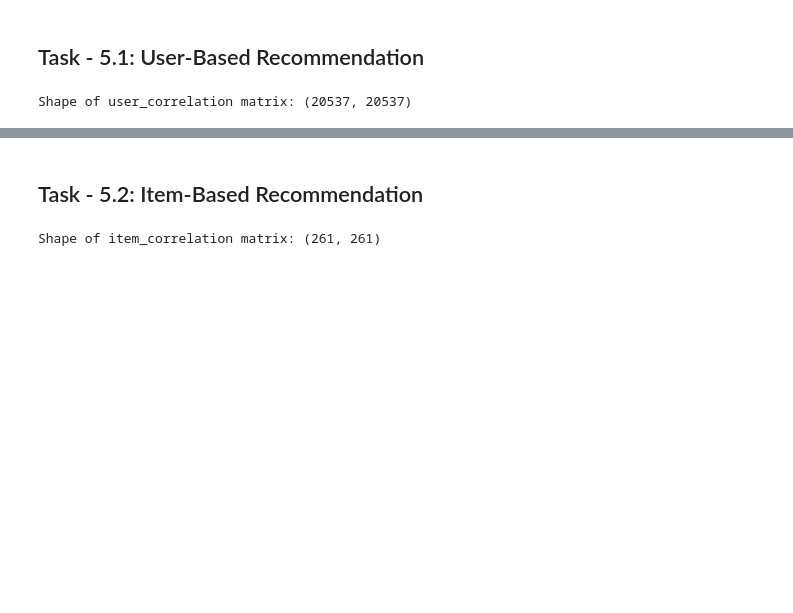
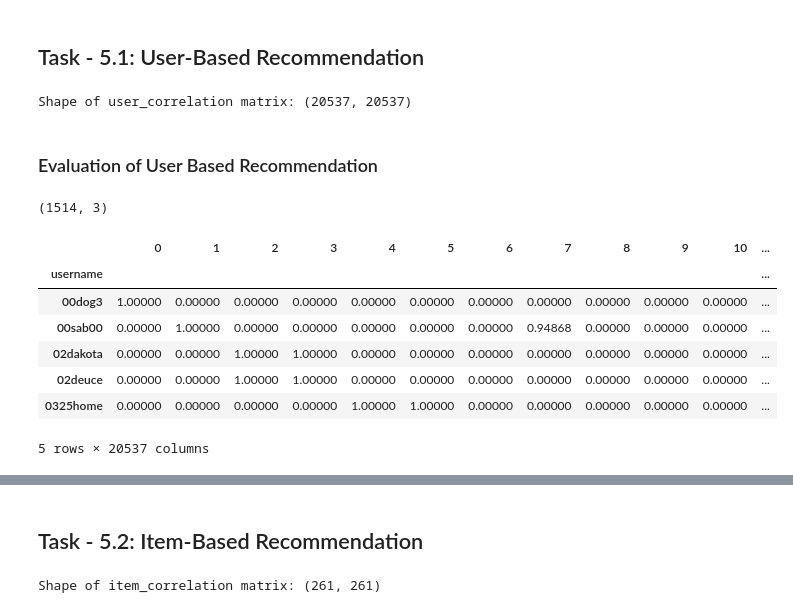
Before and after one commit to mundrapiyush/product-recommendation-app, a Jupyter notebook: development/product-recommendation-model-development.ipynb, the cells around one changed output, grey strips where cells are left out. Cells and saved outputs as stored; diff of their text form; code cells hidden in the pictures; blank space fills up the shorter version.

```diff
--- a/development/product-recommendation-model-development.ipynb
+++ b/development/product-recommendation-model-development.ipynb
@@ -777,6 +732,11 @@ Shape of user_correlation matrix: (20537, 20537)
 # Save the user_final_rating DataFrame in pickle format
 with open('models/user_based_recommendation.pkl', 'wb') as file:
     pickle.dump(user_final_rating, file)
+# %% [markdown]
+### Evaluation of User Based Recommendation
 # %%
-# common_users_df = test_recommendation_df[test_recommendation_df.username.isin(train_recommendation_df.username)]
-# common_users_df.shape
+# Determine the users that are common across the test and the train dataset
+common_users_df = test_recommendation_df[test_recommendation_df.username.isin(train_recommendation_df.username)]
+common_users_df.shape
+# %% [output]
+(1514, 3)
@@ -783,5 +749,15 @@ with open('models/user_based_recommendation.pkl', 'wb') as file:
 # %%
-# user_correlation_df = pd.DataFrame(user_correlation)
-# user_correlation_df['username'] = train_recommendation_pivot_df.index
-# user_correlation_df.set_index('username',inplace=True)
-# user_correlation_df.head(5)
+# Create a new column called username in the user_correlation_df DataFrame
+user_correlation_df = pd.DataFrame(user_correlation)
+user_correlation_df['username'] = train_recommendation_pivot_df.index
+user_correlation_df.set_index('username',inplace=True)
+user_correlation_df.head(5)
+# %% [output]
+|  | 0 | 1 | 2 | 3 | 4 | 5 | 6 | 7 | 8 | 9 | 10 | ... |
+| username |  |  |  |  |  |  |  |  |  |  |  | ... |
+| 00dog3 | 1.00000 | 0.00000 | 0.00000 | 0.00000 | 0.00000 | 0.00000 | 0.00000 | 0.00000 | 0.00000 | 0.00000 | 0.00000 | ... |
+| 00sab00 | 0.00000 | 1.00000 | 0.00000 | 0.00000 | 0.00000 | 0.00000 | 0.00000 | 0.94868 | 0.00000 | 0.00000 | 0.00000 | ... |
+| 02dakota | 0.00000 | 0.00000 | 1.00000 | 1.00000 | 0.00000 | 0.00000 | 0.00000 | 0.00000 | 0.00000 | 0.00000 | 0.00000 | ... |
+| 02deuce | 0.00000 | 0.00000 | 1.00000 | 1.00000 | 0.00000 | 0.00000 | 0.00000 | 0.00000 | 0.00000 | 0.00000 | 0.00000 | ... |
+| 0325home | 0.00000 | 0.00000 | 0.00000 | 0.00000 | 1.00000 | 1.00000 | 0.00000 | 0.00000 | 0.00000 | 0.00000 | 0.00000 | ... |
+5 rows × 20537 columns
```
Also changed, not shown: parts of 32 cells of this notebook, 1 other file.
